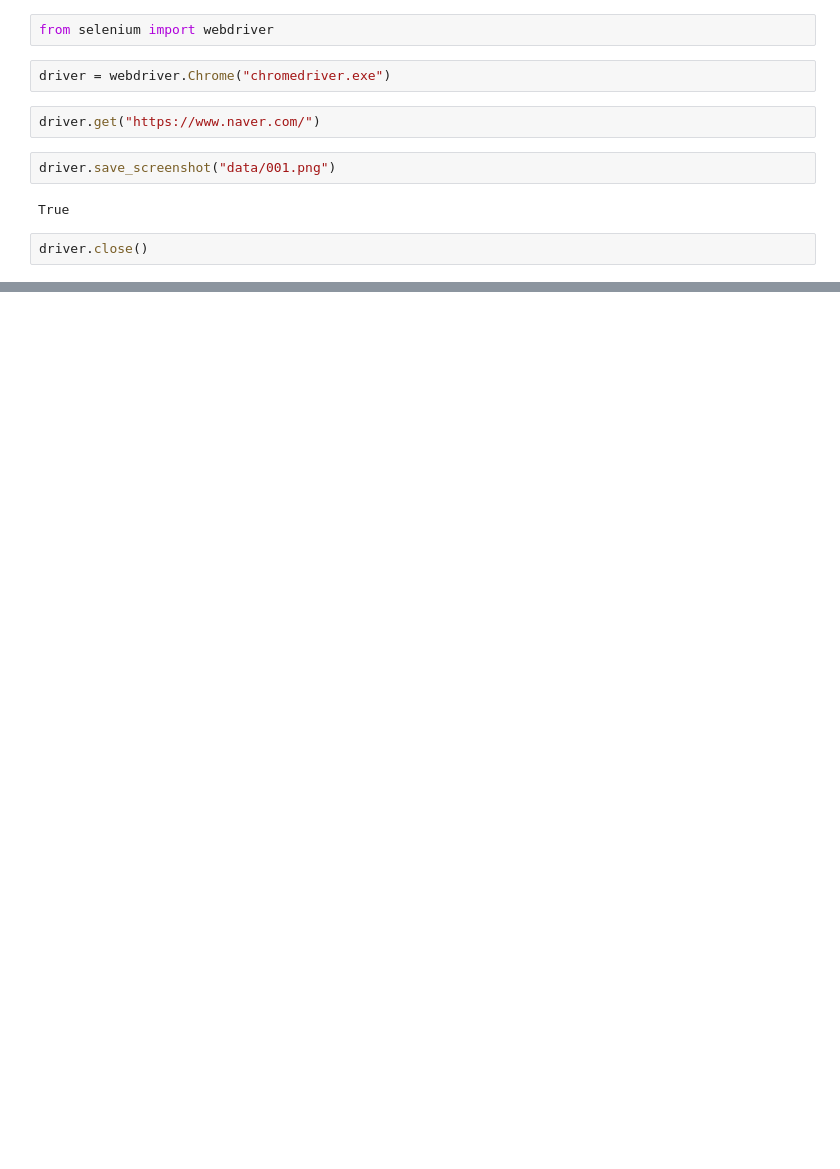
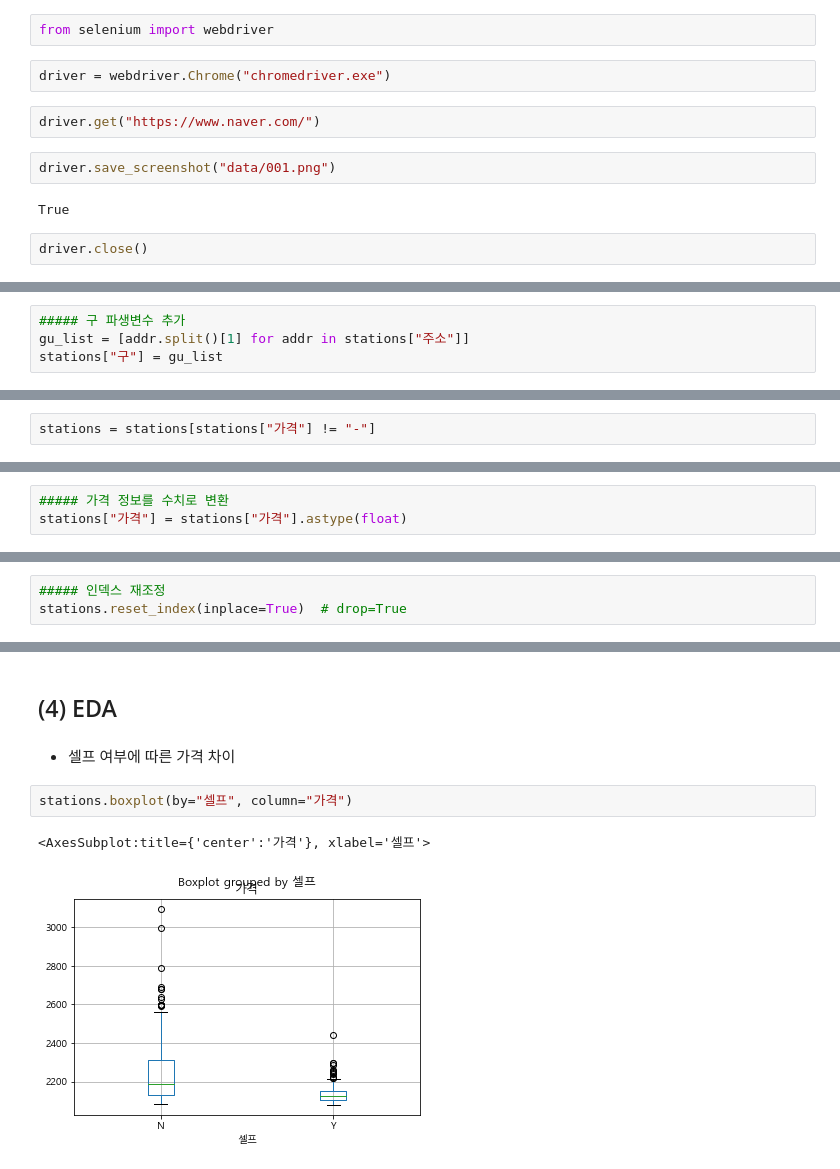
Before and after one commit to dbstj032207/Python, a Jupyter notebook: Analysis/9-고급 크롤링기법(Selenium).ipynb, the cells around one changed output, grey strips where cells are left out. Drawn from its saved outputs; the diff is of its cells as text; blank space fills up the shorter version.

```diff
--- a/Analysis/9-고급 크롤링기법(Selenium).ipynb
+++ b/Analysis/9-고급 크롤링기법(Selenium).ipynb
@@ -53,0 +360,4 @@ driver.find_element_by_xpath(xpath).click()
+# %%
+##### 구 파생변수 추가
+gu_list = [addr.split()[1] for addr in stations["주소"]]
+stations["구"] = gu_list
@@ -53,0 +416,2 @@ driver.find_element_by_xpath(xpath).click()
+# %%
+stations = stations[stations["가격"] != "-"]
@@ -53,0 +434,3 @@ driver.find_element_by_xpath(xpath).click()
+# %%
+##### 가격 정보를 수치로 변환
+stations["가격"] = stations["가격"].astype(float)
@@ -53,0 +453,3 @@ driver.find_element_by_xpath(xpath).click()
+# %%
+##### 인덱스 재조정
+stations.reset_index(inplace=True)  # drop=True
@@ -53,0 +486,9 @@ driver.find_element_by_xpath(xpath).click()
+# %% [markdown]
+## (4) EDA
+# %% [markdown]
++ 셀프 여부에 따른 가격 차이
+# %%
+stations.boxplot(by="셀프", column="가격")
+# %% [output]
+<AxesSubplot:title={'center':'가격'}, xlabel='셀프'>
+[figure, added]
```
Also changed, not shown: parts of 60 cells of this notebook, 29 other files.
